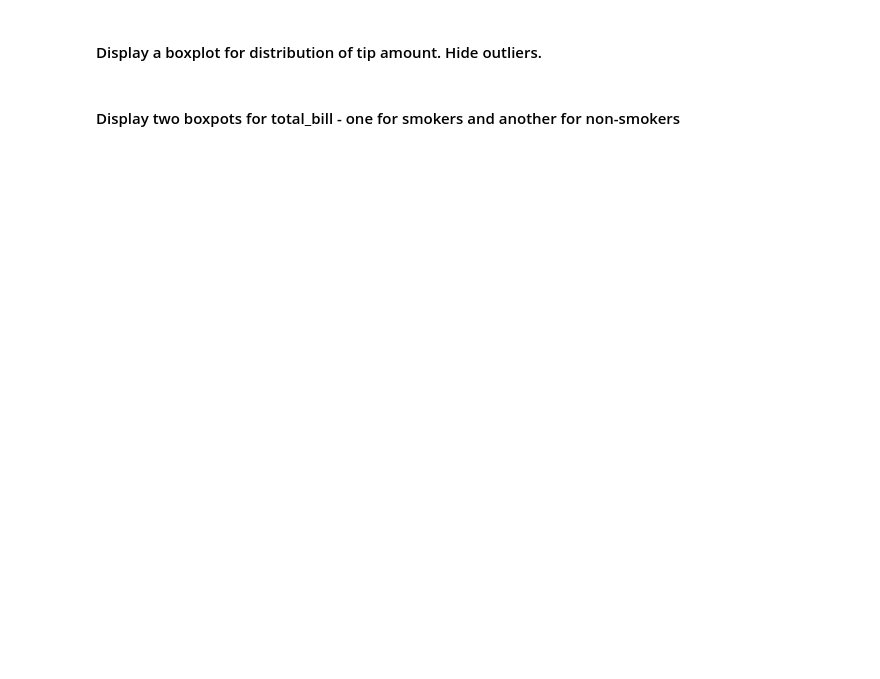
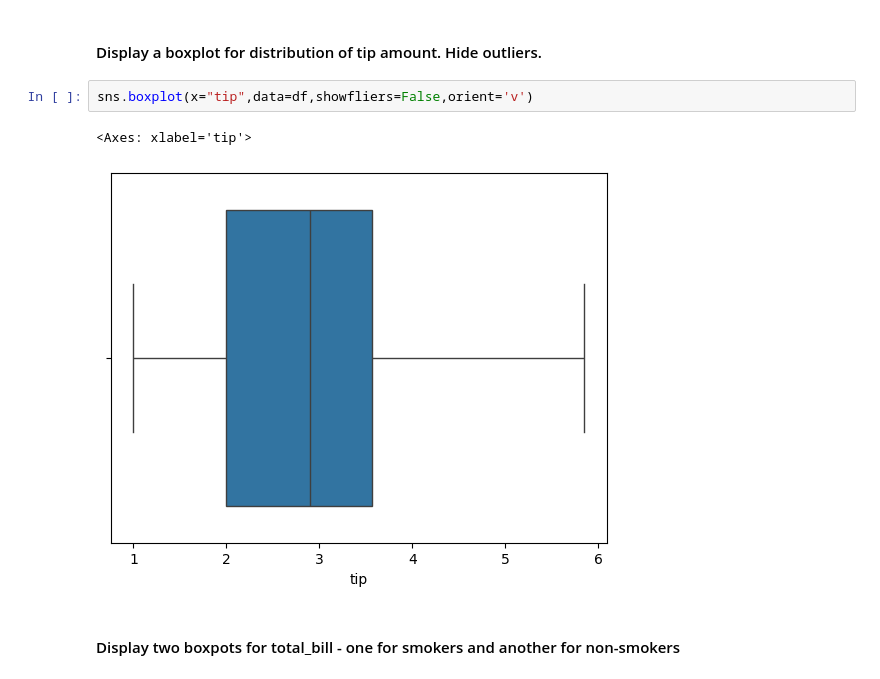
Before and after one commit to rushithadabbiru4-ai/datascience, a Jupyter notebook: seaborn_tips_questions.ipynb, the cells around one changed output. Cells and saved outputs as stored; diff of their text form; blank space fills up the shorter version.

```diff
--- a/seaborn_tips_questions.ipynb
+++ b/seaborn_tips_questions.ipynb
@@ -28,4 +49,9 @@ df.head()
 # %% [markdown]
 #### Display a boxplot for distribution of tip amount. Hide outliers.
+# %%
+sns.boxplot(x="tip",data=df,showfliers=False,orient='v')
+# %% [output]
+<Axes: xlabel='tip'>
+[figure, added]
 # %% [markdown]
 #### Display two boxpots for total_bill - one for smokers and another for non-smokers
```
Also changed, not shown: parts of 19 cells of this notebook, 1 other file.
